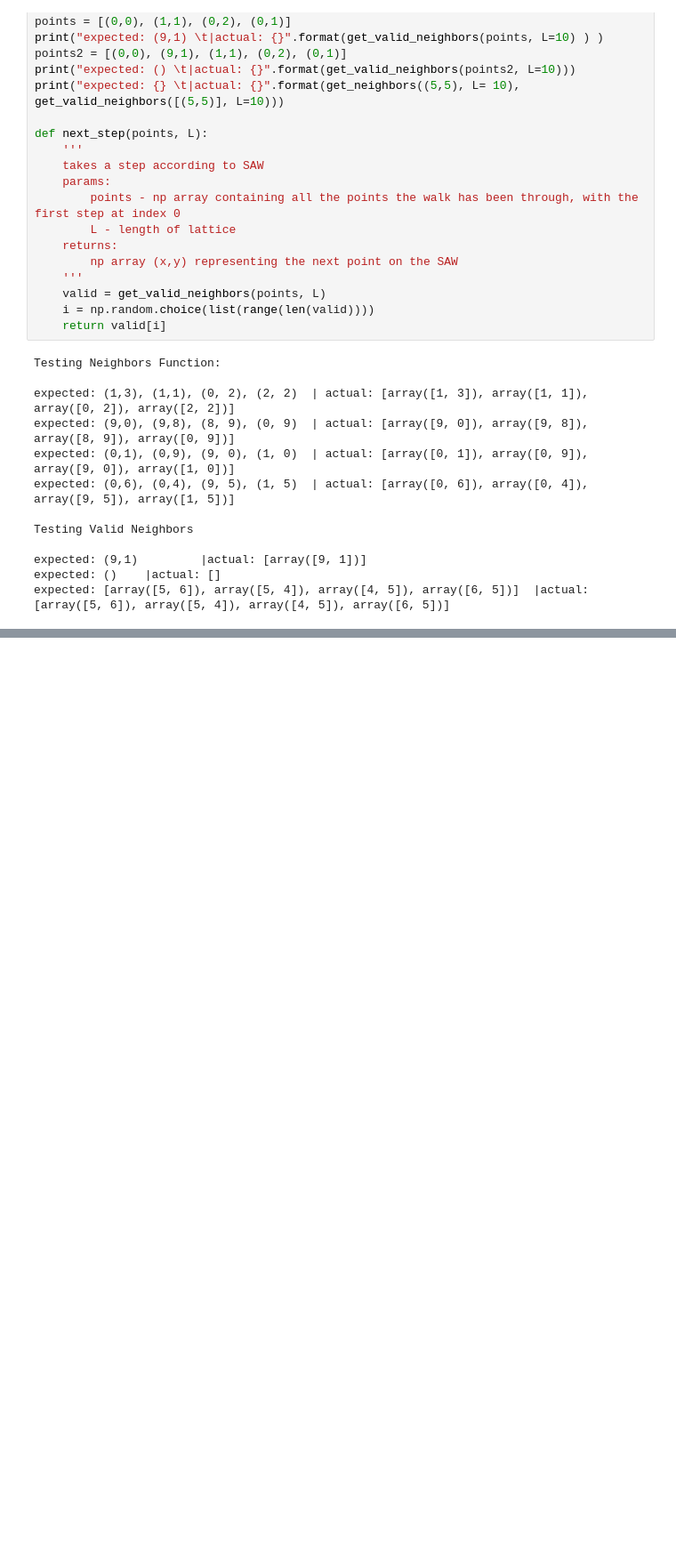
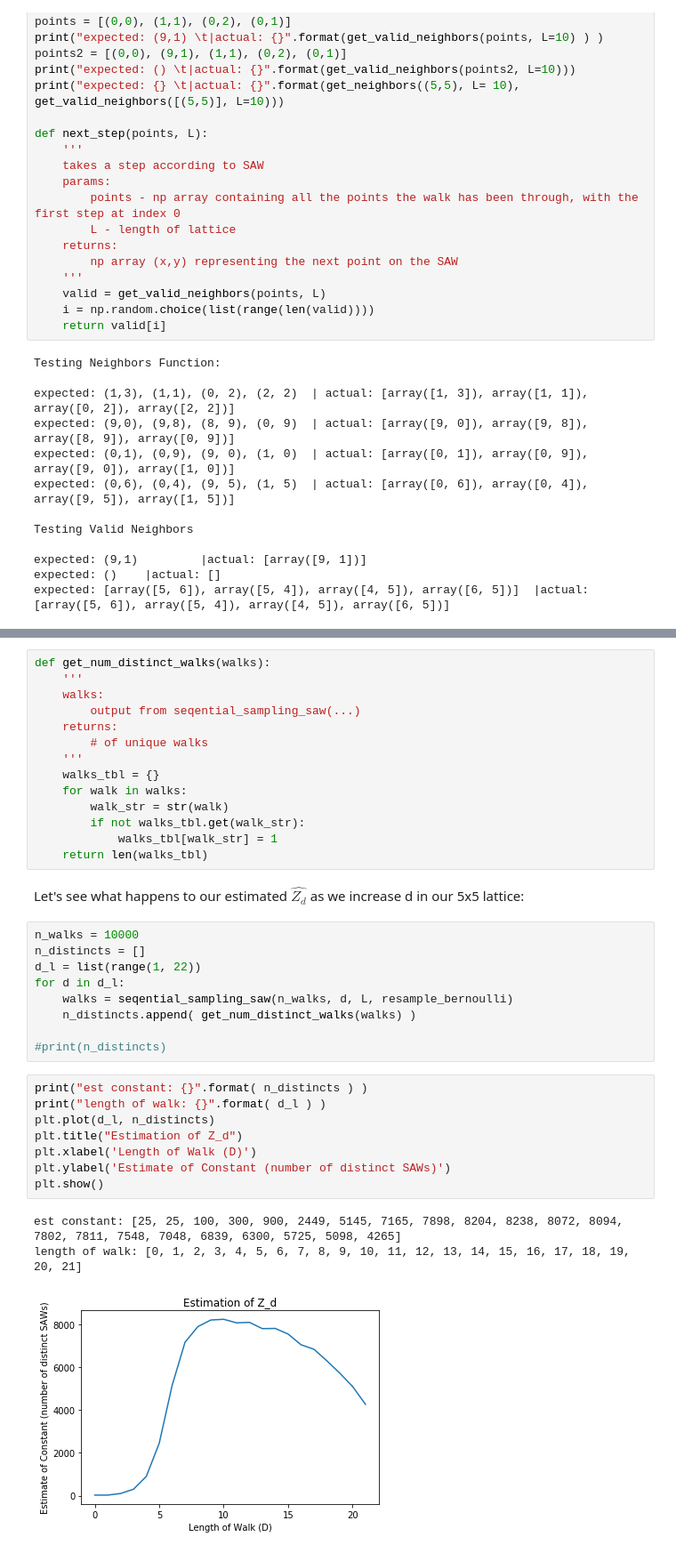
Before and after one commit to karljiangster/Monte_Carlo, a Jupyter notebook: Importance_Sampling/Importance Sampling w Resampling.ipynb, the cells around one changed output, grey strips where cells are left out. Shown: that part at 89% size. Cells and saved outputs as stored; diff of their text form; blank space fills up the shorter version.

```diff
--- a/Importance_Sampling/Importance Sampling w Resampling.ipynb
+++ b/Importance_Sampling/Importance Sampling w Resampling.ipynb
@@ -497,0 +525,37 @@ a
+# %%
+def get_num_distinct_walks(walks):
+    '''
+    walks:
+        output from seqential_sampling_saw(...)
+    returns:
+        # of unique walks
+    '''
+    walks_tbl = {}
+    for walk in walks:
+        walk_str = str(walk)
+        if not walks_tbl.get(walk_str):
+            walks_tbl[walk_str] = 1
+    return len(walks_tbl)
+# %% [markdown]
+Let's see what happens to our estimated $\hat{Z_d}$ as we increase d in our 5x5 lattice:
+# %%
+n_walks = 10000
+n_distincts = []
+d_l = list(range(1, 22))
+for d in d_l:
+    walks = seqential_sampling_saw(n_walks, d, L, resample_bernoulli)
+    n_distincts.append( get_num_distinct_walks(walks) )
+
+#print(n_distincts)
+# %%
+print("est constant: {}".format( n_distincts ) )
+print("length of walk: {}".format( d_l ) )
+plt.plot(d_l, n_distincts)
+plt.title("Estimation of Z_d")
+plt.xlabel('Length of Walk (D)')
+plt.ylabel('Estimate of Constant (number of distinct SAWs)')
+plt.show()
+# %% [output]
+est constant: [25, 25, 100, 300, 900, 2449, 5145, 7165, 7898, 8204, 8238, 8072, 8094, 7802, 7811, 7548, 7048, 6839, 6300, 5725, 5098, 4265]
+length of walk: [0, 1, 2, 3, 4, 5, 6, 7, 8, 9, 10, 11, 12, 13, 14, 15, 16, 17, 18, 19, 20, 21]
+[figure, added]
```
Also changed, not shown: parts of 17 cells of this notebook.
